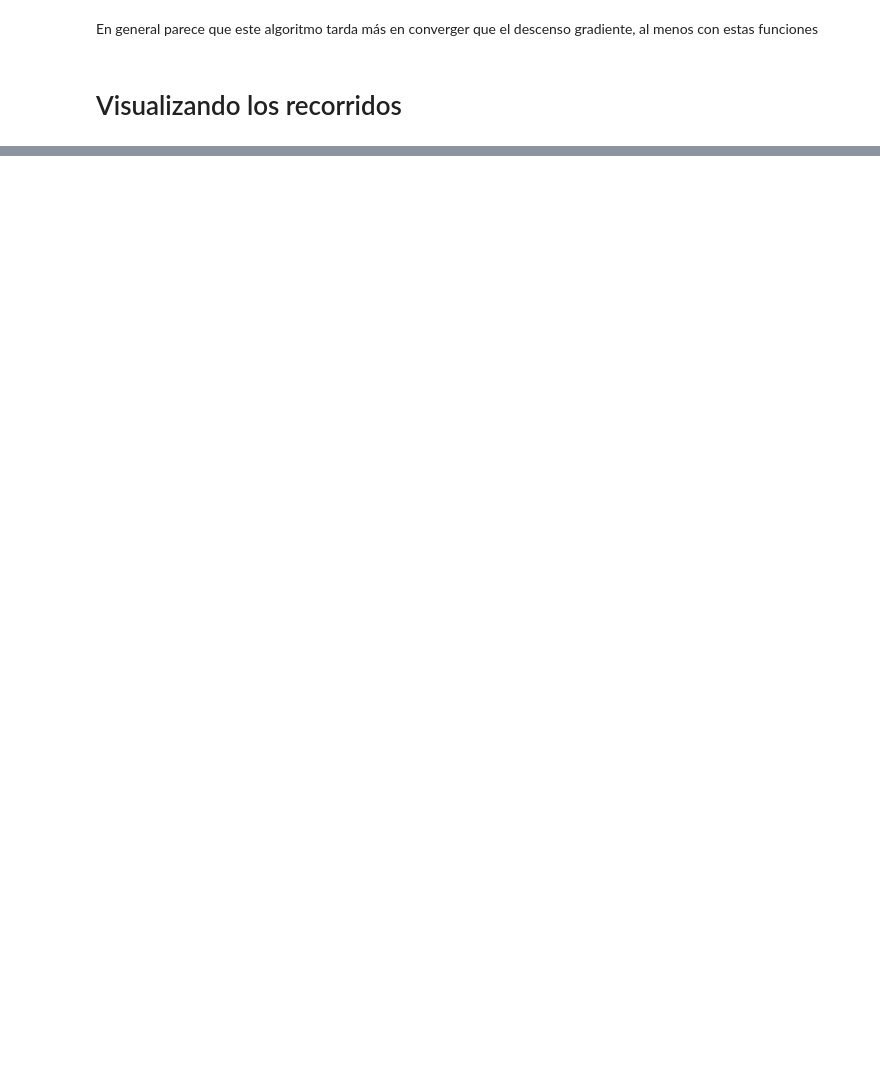
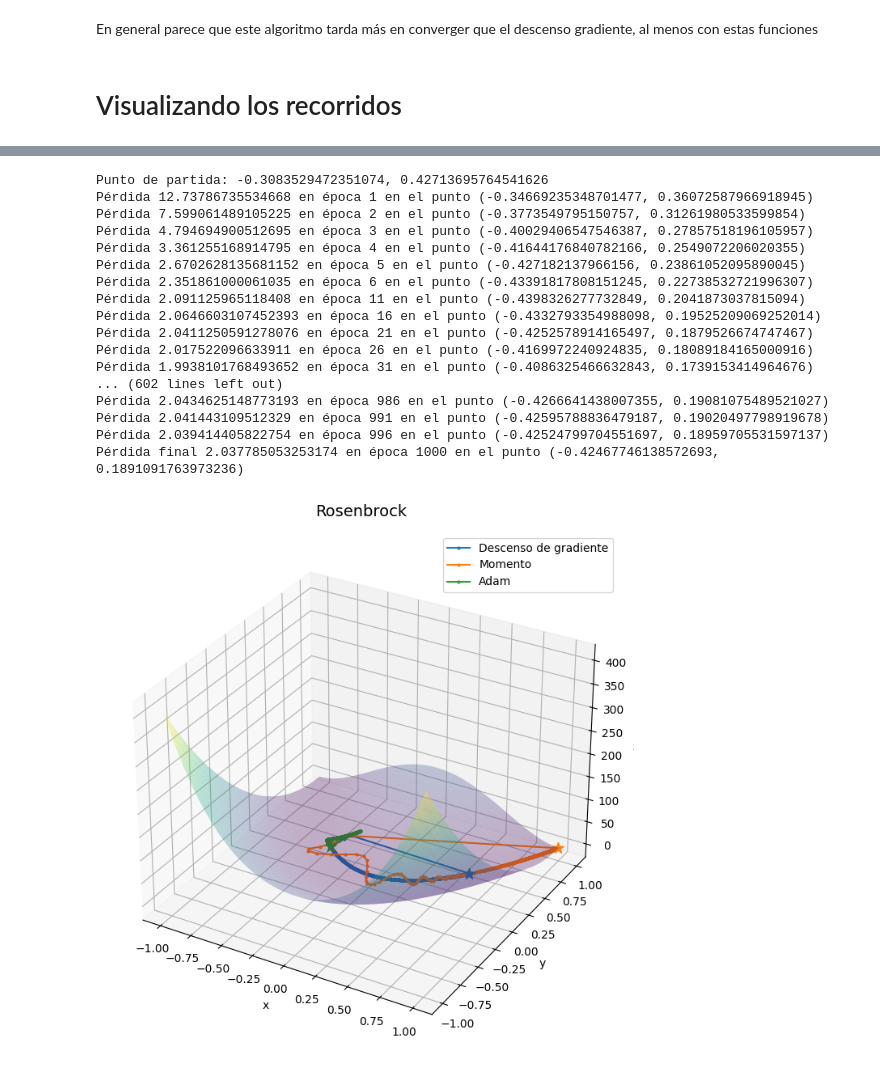
Before and after one commit to Kauboimausu/gd-momentum_gd-adam, a Jupyter notebook: practica03.ipynb, the cells around one changed output, grey strips where cells are left out. Saved outputs shown, nothing was run; the diff lists cells and outputs as text; code cells hidden in the pictures; blank space fills up the shorter version.

```diff
--- a/practica03.ipynb
+++ b/practica03.ipynb
@@ -893,0 +913,31 @@ def plot_trayectorias(funcion, historiales, etiquetas, rango=(-5, 5), puntos=100
+# %%
+_, hist_gd   = gd(torch.tensor(puntos_iniciales2, requires_grad=True, dtype=torch.float32), rosenbrock, lr=1e-3)
+_, hist_gd_momentum   = gd_con_momento(torch.tensor(puntos_iniciales2, requires_grad=True, dtype=torch.float32), rosenbrock, lr=1e-3)
+_, hist_adam = adam(torch.tensor(puntos_iniciales2, requires_grad=True, dtype=torch.float32), rosenbrock, lr=1e-3)
+
+plot_trayectorias(
+    funcion=rosenbrock,
+    nombre_funcion="Rosenbrock",
+    historiales=[hist_gd, hist_gd_momentum, hist_adam],
+    nombres_optimizadores=["Descenso de gradiente", "Momento", "Adam"],
+    rango=(-1, 1)
+)
+# %% [output]
+Punto de partida: -0.3083529472351074, 0.42713695764541626
+Pérdida 12.73786735534668 en época 1 en el punto (-0.34669235348701477, 0.36072587966918945)
+Pérdida 7.599061489105225 en época 2 en el punto (-0.3773549795150757, 0.31261980533599854)
+Pérdida 4.794694900512695 en época 3 en el punto (-0.40029406547546387, 0.27857518196105957)
+Pérdida 3.361255168914795 en época 4 en el punto (-0.41644176840782166, 0.2549072206020355)
+Pérdida 2.6702628135681152 en época 5 en el punto (-0.427182137966156, 0.23861052095890045)
+Pérdida 2.351861000061035 en época 6 en el punto (-0.43391817808151245, 0.22738532721996307)
+Pérdida 2.091125965118408 en época 11 en el punto (-0.4398326277732849, 0.2041873037815094)
+Pérdida 2.0646603107452393 en época 16 en el punto (-0.4332793354988098, 0.19525209069252014)
+Pérdida 2.0411250591278076 en época 21 en el punto (-0.4252578914165497, 0.1879526674747467)
+Pérdida 2.017522096633911 en época 26 en el punto (-0.4169972240924835, 0.18089184165000916)
+Pérdida 1.9938101768493652 en época 31 en el punto (-0.4086325466632843, 0.1739153414964676)
+... (602 lines left out)
+Pérdida 2.0434625148773193 en época 986 en el punto (-0.4266641438007355, 0.19081075489521027)
+Pérdida 2.041443109512329 en época 991 en el punto (-0.42595788836479187, 0.19020497798919678)
+Pérdida 2.039414405822754 en época 996 en el punto (-0.42524799704551697, 0.18959705531597137)
+Pérdida final 2.037785053253174 en época 1000 en el punto (-0.42467746138572693, 0.1891091763973236)
+[figure, added]
```
Also changed, not shown: parts of 48 cells of this notebook.
